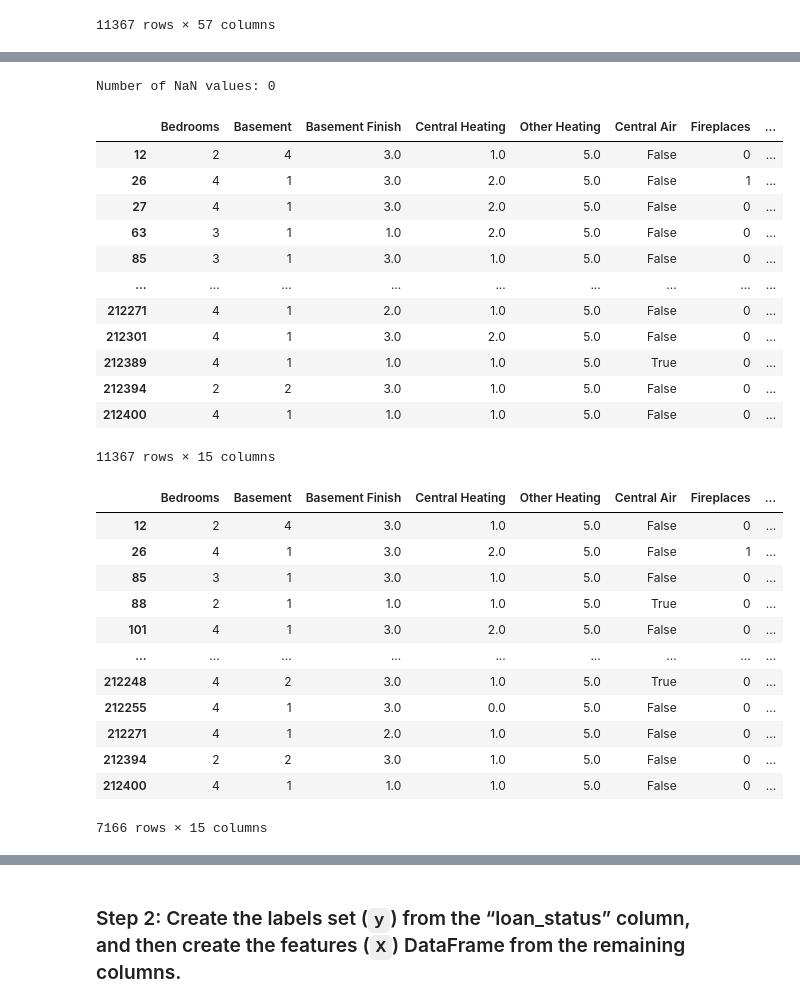
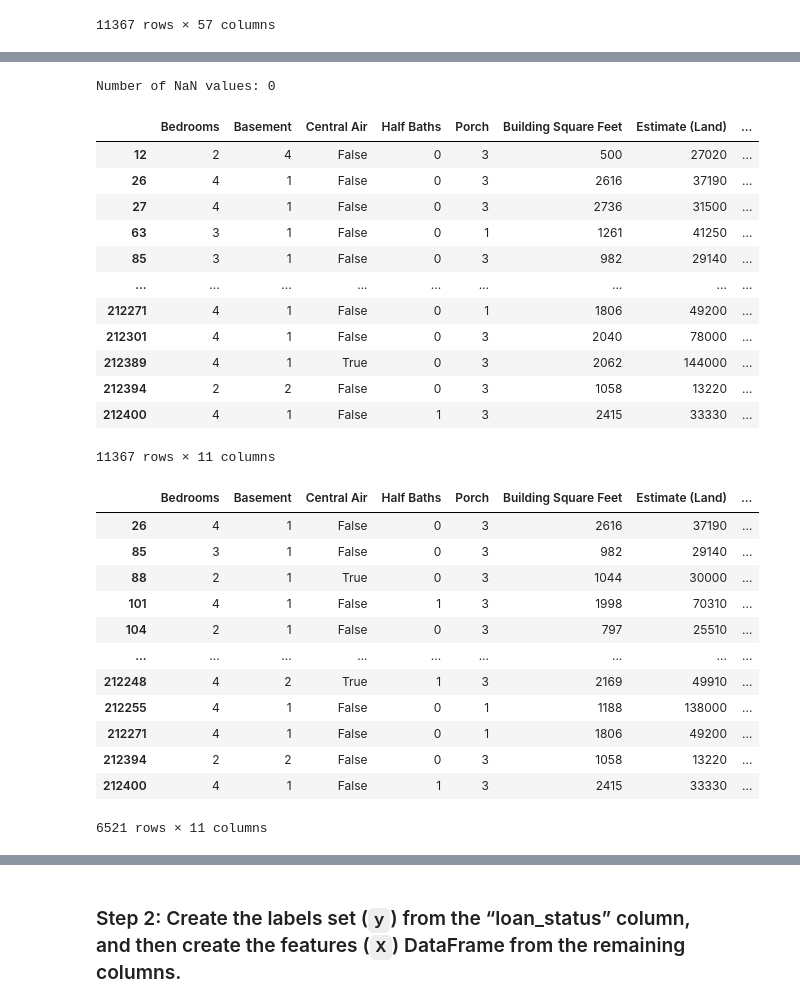
Before and after one commit to kelcigriffin/Project4-MachineLearning, a Jupyter notebook: Kelci Random Forest2.ipynb, the cells around one changed output, grey strips where cells are left out. Saved outputs shown, nothing was run; the diff lists cells and outputs as text; code cells hidden in the pictures.

```diff
--- a/Kelci Random Forest2.ipynb
+++ b/Kelci Random Forest2.ipynb
@@ -31,16 +31,12 @@ df_analysis
 | 212394 | 16162141890000 | 295 | 80 | 1017 | 77 | 2.0 | ... |
 | 212400 | 16121020080000 | 211 | 101 | 3175 | 77 | 2.0 | ... |
 11367 rows × 57 columns
-# %%
-# Remove columns not necessary for analysis
-df_analysis = df_analysis.drop(columns=['Town and Neighborhood', 'pin', 'Property Address', 'Sale Year',
-                                        'property_city', 'property_state'])
 # %%
-# Drop any additional columns here
-df_analysis = df_analysis.drop(columns=['Property Class', 'Neighborhood Code', 'Land Square Feet', 'Rooms', 'Town Code', 'Type of Residence', 'Apartments', 'Use', 'Road Proximity',
-                                        'Lot Size Squared', 'Improvement Size Squared', 'longitude', 'latitude', 'property_zip', 'ward_num', 'school_elementary_district_name',
-                                        'school_secondary_district_name', 'num_bus_stop_in_half_mile', 'num_foreclosure_in_half_mile_past_5_years', 'num_foreclosure_per_1000_pin_past_5_years',
-                                        'nearest_cta_route_name', 'nearest_neighbor_1_dist_ft', 'nearest_neighbor_2_dist_ft', 'nearest_neighbor_3_dist_ft', 'township_name'])
+# Remove columns not necessary for analysis
+df_analysis = df_analysis.drop(columns=['Town and Neighborhood', 'pin', 'Property Address', 'property_city', 'property_state', 'Property Class', 'Neighborhood Code', 'Land Square Feet', 'Rooms', 'Town Code', 'Type of Residence', 'Apartments', 'Use', 'Road Proximity',
+                    'Lot Size Squared', 'Improvement Size Squared', 'longitude', 'latitude', 'property_zip', 'ward_num', 'school_elementary_district_name','school_secondary_district_name', 'num_bus_stop_in_half_mile', 'num_foreclosure_in_half_mile_past_5_years', 'num_foreclosure_per_1000_pin_past_5_years',
+                    'nearest_cta_route_name', 'nearest_neighbor_1_dist_ft', 'nearest_neighbor_2_dist_ft', 'nearest_neighbor_3_dist_ft', 'township_name', 'Attic Type','Garage 1 Size', 'Garage 1 Attachment', 'Garage 1 Area', 'Age','cmap_walkability_no_transit_score', 'cmap_walkability_total_score', 'nearest_cta_stop_dist_ft', 'lake_michigan_dist_ft', 'nearest_metra_stop_dist_ft',
+                    'nearest_water_dist_ft', 'Basement Finish', 'Central Heating', 'Other Heating'])
 
 df_analysis
 # %% [output]
@@ -60,9 +56,5 @@ df_analysis
-# %%
-# drop a few more columns
-df_analysis = df_analysis.drop(columns = ['Attic Type','Garage 1 Size', 'Garage 1 Attachment', 'Garage 1 Area', 'Age',
-                                          'cmap_walkability_no_transit_score',	'cmap_walkability_total_score',
-                                          'nearest_cta_stop_dist_ft',	'lake_michigan_dist_ft',	'nearest_metra_stop_dist_ft',
-                                          'nearest_water_dist_ft' ])
+# %%
+df_analysis = df_analysis.drop(columns=['Fireplaces', 'Garage Indicator'])
 # %%
 # Check and remove null values
 nan_count = df_analysis.isnull().sum().sum()
@@ -71,39 +63,39 @@ df_analysis = df_analysis.dropna()
 df_analysis
 # %% [output]
 Number of NaN values: 0
-|  | Bedrooms | Basement | Basement Finish | Central Heating | Other Heating | Central Air | Fireplaces | ... |
-| 12 | 2 | 4 | 3.0 | 1.0 | 5.0 | False | 0 | ... |
-| 26 | 4 | 1 | 3.0 | 2.0 | 5.0 | False | 1 | ... |
-| 27 | 4 | 1 | 3.0 | 2.0 | 5.0 | False | 0 | ... |
-| 63 | 3 | 1 | 1.0 | 2.0 | 5.0 | False | 0 | ... |
-| 85 | 3 | 1 | 3.0 | 1.0 | 5.0 | False | 0 | ... |
+|  | Bedrooms | Basement | Central Air | Half Baths | Porch | Building Square Feet | Estimate (Land) | ... |
+| 12 | 2 | 4 | False | 0 | 3 | 500 | 27020 | ... |
+| 26 | 4 | 1 | False | 0 | 3 | 2616 | 37190 | ... |
+| 27 | 4 | 1 | False | 0 | 3 | 2736 | 31500 | ... |
+| 63 | 3 | 1 | False | 0 | 1 | 1261 | 41250 | ... |
+| 85 | 3 | 1 | False | 0 | 3 | 982 | 29140 | ... |
 | ... | ... | ... | ... | ... | ... | ... | ... | ... |
-| 212271 | 4 | 1 | 2.0 | 1.0 | 5.0 | False | 0 | ... |
-| 212301 | 4 | 1 | 3.0 | 2.0 | 5.0 | False | 0 | ... |
-| 212389 | 4 | 1 | 1.0 | 1.0 | 5.0 | True | 0 | ... |
-| 212394 | 2 | 2 | 3.0 | 1.0 | 5.0 | False | 0 | ... |
-| 212400 | 4 | 1 | 1.0 | 1.0 | 5.0 | False | 0 | ... |
+| 212271 | 4 | 1 | False | 0 | 1 | 1806 | 49200 | ... |
+| 212301 | 4 | 1 | False | 0 | 3 | 2040 | 78000 | ... |
+| 212389 | 4 | 1 | True | 0 | 3 | 2062 | 144000 | ... |
+| 212394 | 2 | 2 | False | 0 | 3 | 1058 | 13220 | ... |
+| 212400 | 4 | 1 | False | 1 | 3 | 2415 | 33330 | ... |
-11367 rows × 15 columns
+11367 rows × 11 columns
 # %%
 # Get rid of outlier sale prices
-df_analysis = df_analysis.drop(df_analysis[df_analysis['Sale Price'] <= 1000].index)
+df_analysis = df_analysis.drop(df_analysis[df_analysis['Sale Price'] <= 50000].index)
 #df_analysis = df_analysis.drop(df_analysis[df_analysis['Sale Price'] == 0].index)
 pd.set_option('display.max_columns', None)
 df_analysis
 # %% [output]
-|  | Bedrooms | Basement | Basement Finish | Central Heating | Other Heating | Central Air | Fireplaces | ... |
-| 12 | 2 | 4 | 3.0 | 1.0 | 5.0 | False | 0 | ... |
-| 26 | 4 | 1 | 3.0 | 2.0 | 5.0 | False | 1 | ... |
-| 85 | 3 | 1 | 3.0 | 1.0 | 5.0 | False | 0 | ... |
-| 88 | 2 | 1 | 1.0 | 1.0 | 5.0 | True | 0 | ... |
-| 101 | 4 | 1 | 3.0 | 2.0 | 5.0 | False | 0 | ... |
+|  | Bedrooms | Basement | Central Air | Half Baths | Porch | Building Square Feet | Estimate (Land) | ... |
+| 26 | 4 | 1 | False | 0 | 3 | 2616 | 37190 | ... |
+| 85 | 3 | 1 | False | 0 | 3 | 982 | 29140 | ... |
+| 88 | 2 | 1 | True | 0 | 3 | 1044 | 30000 | ... |
+| 101 | 4 | 1 | False | 1 | 3 | 1998 | 70310 | ... |
+| 104 | 2 | 1 | False | 0 | 3 | 797 | 25510 | ... |
 | ... | ... | ... | ... | ... | ... | ... | ... | ... |
-| 212248 | 4 | 2 | 3.0 | 1.0 | 5.0 | True | 0 | ... |
-| 212255 | 4 | 1 | 3.0 | 0.0 | 5.0 | False | 0 | ... |
-| 212271 | 4 | 1 | 2.0 | 1.0 | 5.0 | False | 0 | ... |
-| 212394 | 2 | 2 | 3.0 | 1.0 | 5.0 | False | 0 | ... |
-| 212400 | 4 | 1 | 1.0 | 1.0 | 5.0 | False | 0 | ... |
+| 212248 | 4 | 2 | True | 1 | 3 | 2169 | 49910 | ... |
+| 212255 | 4 | 1 | False | 0 | 1 | 1188 | 138000 | ... |
+| 212271 | 4 | 1 | False | 0 | 1 | 1806 | 49200 | ... |
+| 212394 | 2 | 2 | False | 0 | 3 | 1058 | 13220 | ... |
+| 212400 | 4 | 1 | False | 1 | 3 | 2415 | 33330 | ... |
-7166 rows × 15 columns
+6521 rows × 11 columns
 # %%
 df_analysis.dtypes
 # %% [output]
```
Also changed, not shown: parts of 25 cells of this notebook.
